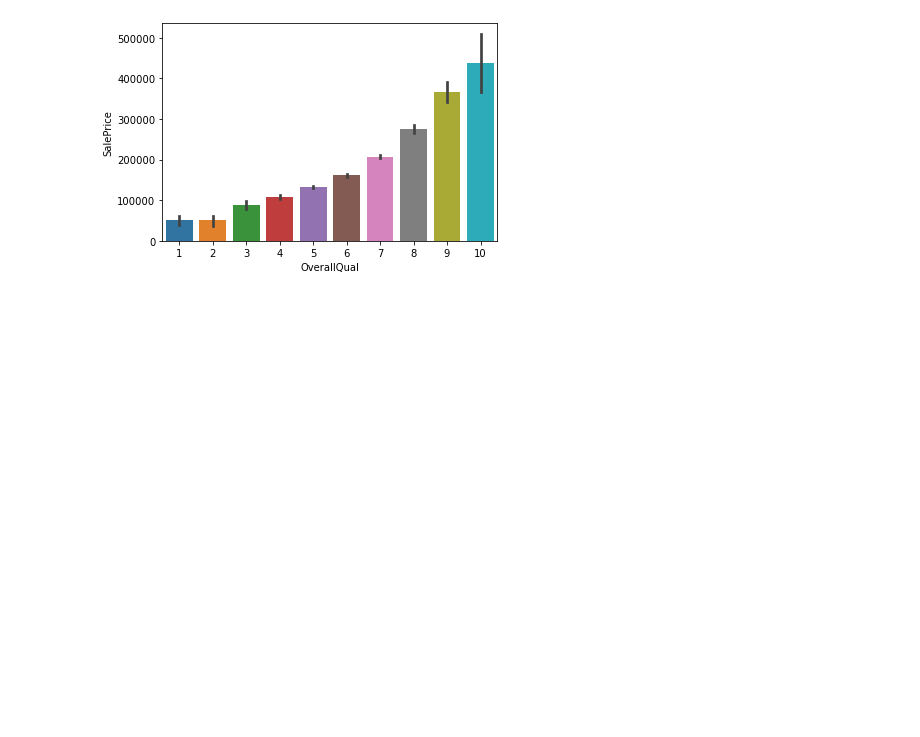
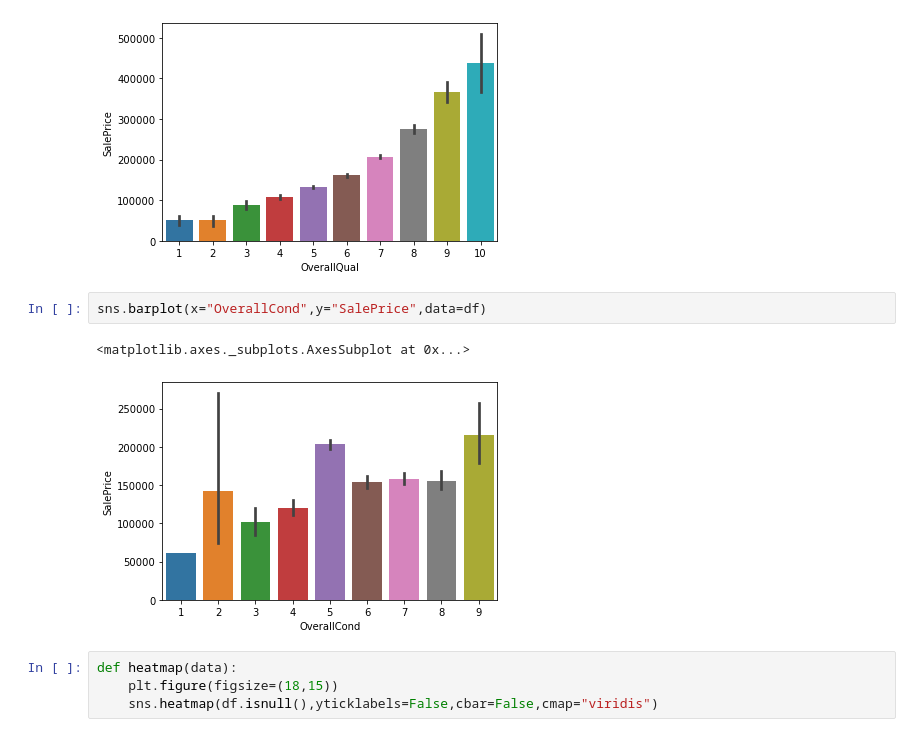
Before and after one commit to AaronKnight91/House-Prices-Advanced-Regression-Techniques, a Jupyter notebook: house_prices.ipynb, the cells around one changed output. Saved outputs shown, nothing was run; the diff lists cells and outputs as text; blank space fills up the shorter version.

```diff
--- a/house_prices.ipynb
+++ b/house_prices.ipynb
@@ -89,3 +89,12 @@ sns.barplot(x="OverallQual",y="SalePrice",data=df)
 # %% [output]
 <matplotlib.axes._subplots.AxesSubplot at 0x...>
 [figure]
+# %%
+sns.barplot(x="OverallCond",y="SalePrice",data=df)
+# %% [output]
+<matplotlib.axes._subplots.AxesSubplot at 0x...>
+[figure, added]
+# %%
+def heatmap(data):
+    plt.figure(figsize=(18,15))
+    sns.heatmap(df.isnull(),yticklabels=False,cbar=False,cmap="viridis")
```
